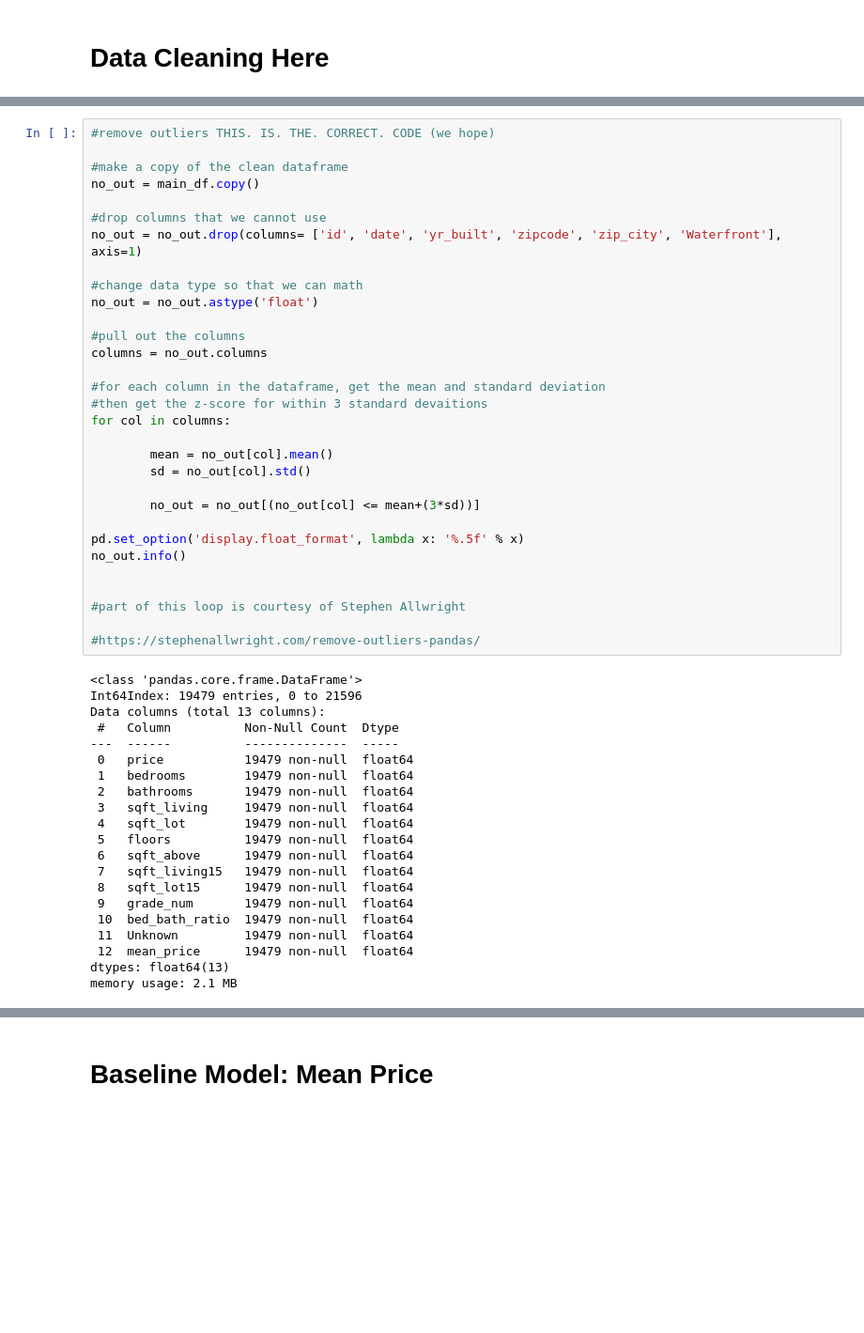
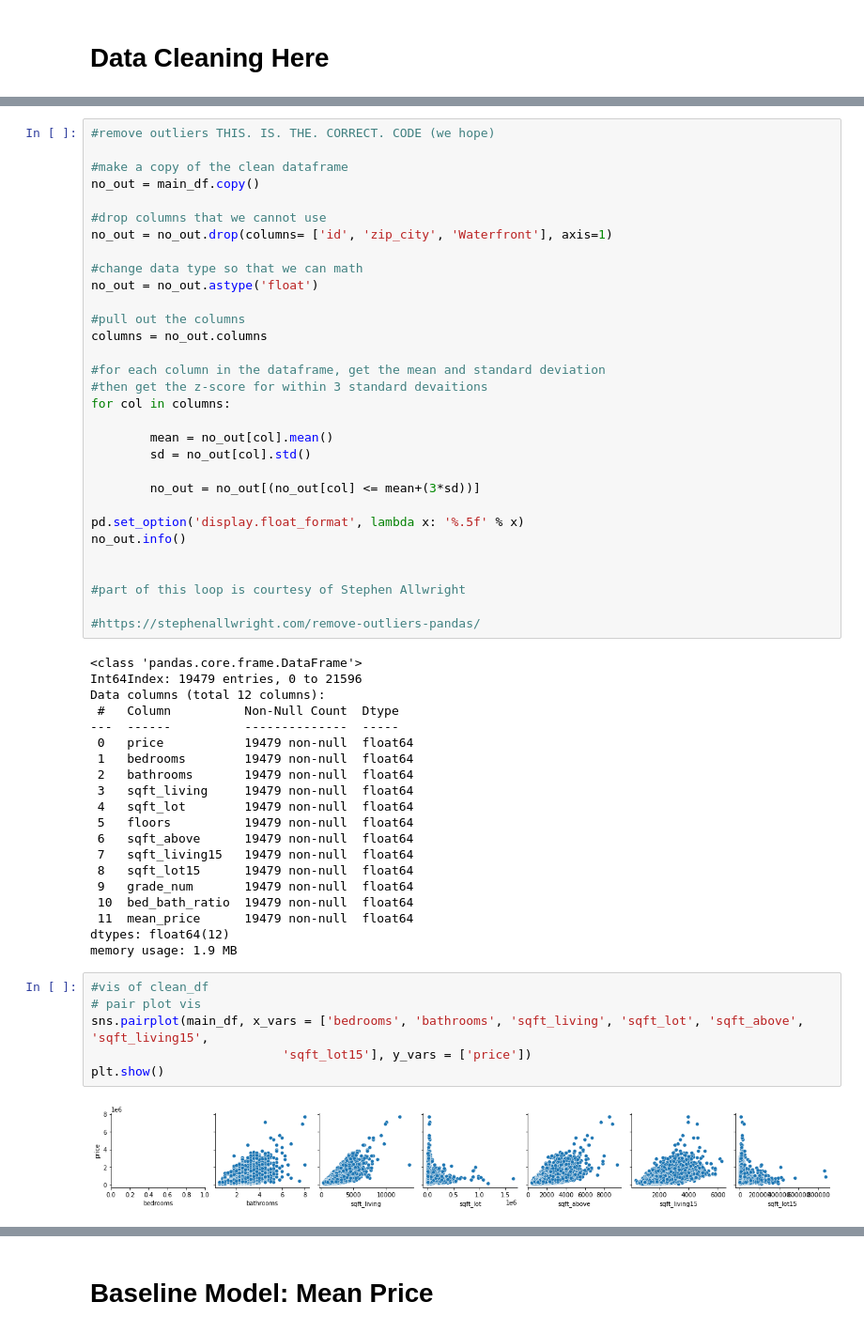
Before and after one commit to MackoyS/sarah-and-mackoy-price-modeling, a Jupyter notebook: DraftProject.ipynb, the cells around one changed output, grey strips where cells are left out. Shown: that part at 94% size. Saved outputs shown, nothing was run; the diff lists cells and outputs as text; blank space fills up the shorter version.

```diff
--- a/DraftProject.ipynb
+++ b/DraftProject.ipynb
@@ -229,7 +236,7 @@ memory usage: 2.8+ MB
 no_out = main_df.copy()
 
 #drop columns that we cannot use
-no_out = no_out.drop(columns= ['id', 'date', 'yr_built', 'zipcode', 'zip_city', 'Waterfront'], axis=1)
+no_out = no_out.drop(columns= ['id', 'zip_city', 'Waterfront'], axis=1)
 
 #change data type so that we can math
 no_out = no_out.astype('float')
@@ -256,7 +263,7 @@ no_out.info()
 # %% [output]
 <class 'pandas.core.frame.DataFrame'>
 Int64Index: 19479 entries, 0 to 21596
-Data columns (total 13 columns):
+Data columns (total 12 columns):
  #   Column          Non-Null Count  Dtype
 ---  ------          --------------  -----
  0   price           19479 non-null  float64
@@ -270,7 +277,14 @@ Data columns (total 13 columns):
  8   sqft_lot15      19479 non-null  float64
  9   grade_num       19479 non-null  float64
  10  bed_bath_ratio  19479 non-null  float64
- 11  Unknown         19479 non-null  float64
- 12  mean_price      19479 non-null  float64
-dtypes: float64(13)
-memory usage: 2.1 MB
+ 11  mean_price      19479 non-null  float64
+dtypes: float64(12)
+memory usage: 1.9 MB
+# %%
+#vis of clean_df
+# pair plot vis
+sns.pairplot(main_df, x_vars = ['bedrooms', 'bathrooms', 'sqft_living', 'sqft_lot', 'sqft_above', 'sqft_living15',
+                          'sqft_lot15'], y_vars = ['price'])
+plt.show()
+# %% [output]
+[figure, added]
```
Also changed, not shown: parts of 10 cells of this notebook.
